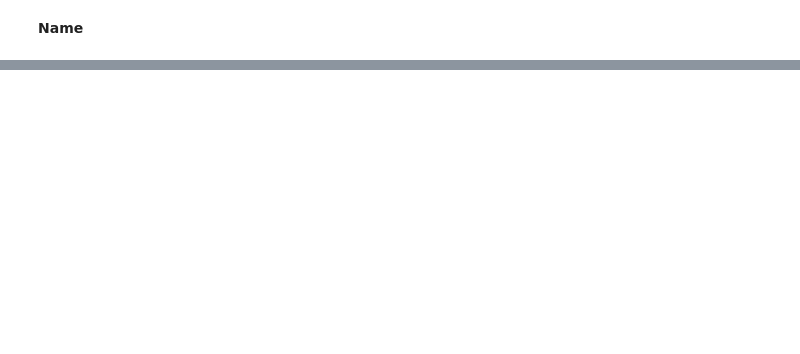
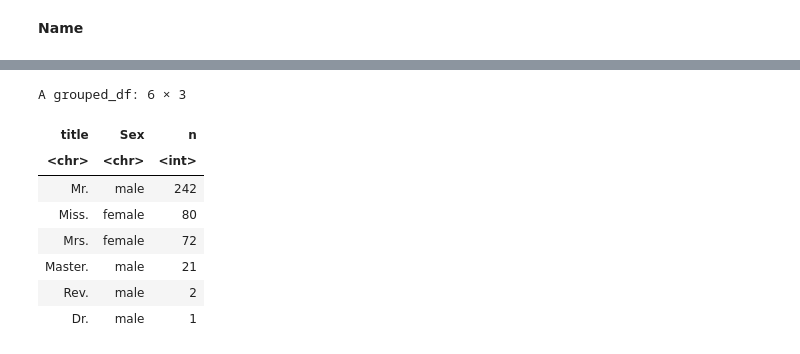
Before and after one commit to denis-spe/Titanic, a Jupyter notebook: R/r_v1.ipynb, the cells around one changed output, grey strips where cells are left out. Cells and saved outputs as stored; diff of their text form; code cells hidden in the pictures; blank space fills up the shorter version.

```diff
--- a/R/r_v1.ipynb
+++ b/R/r_v1.ipynb
@@ -702,0 +792,15 @@ A data.frame: 9 × 2
+# %%
+# Title count Test data ....
+cleaned_test_df %>%
+    group_by(title) %>%
+    count(Sex, sort = TRUE)
+# %% [output]
+A grouped_df: 6 × 3
+| title | Sex | n |
+| <chr> | <chr> | <int> |
+| Mr. | male | 242 |
+| Miss. | female | 80 |
+| Mrs. | female | 72 |
+| Master. | male | 21 |
+| Rev. | male | 2 |
+| Dr. | male | 1 |
```
Also changed, not shown: parts of 17 cells of this notebook, 1 other file.
